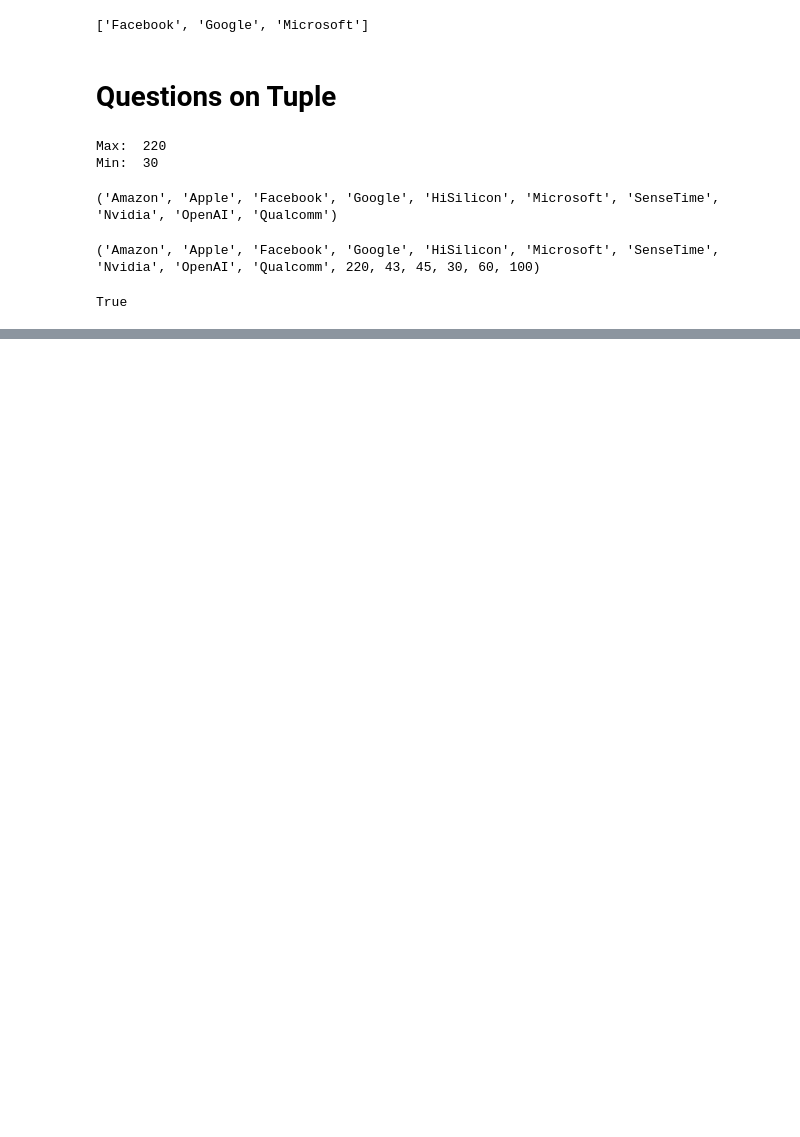
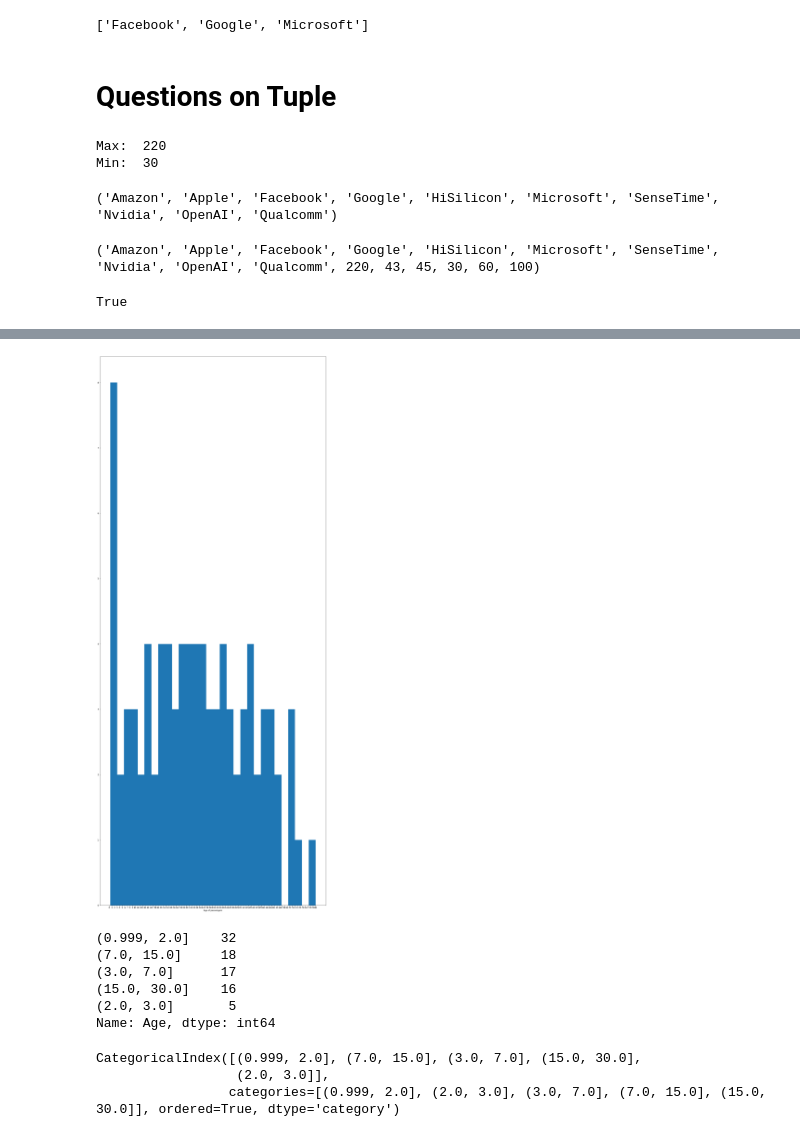
Before and after one commit to learngvrk/Assignment_Python, a Jupyter notebook: Assignment_Python.ipynb, the cells around one changed output, grey strips where cells are left out. Cells and saved outputs as stored; diff of their text form; code cells hidden in the pictures; blank space fills up the shorter version.

```diff
--- a/Assignment_Python.ipynb
+++ b/Assignment_Python.ipynb
@@ -206,0 +270,26 @@ True
+# %%
+# lets draw a histogram to find the spread.
+plt.figure(figsize=(20, 50))
+plt.hist(hist.index, bins=30) #np.arange(0, len(hist))
+plt.xlabel('Age of passengers')
+plt.xticks(range(0,int(df['Age'].max()+1),1))
+plt.show()
+# %% [output]
+[figure, added]
+# %%
+# Representing the data in Bins make more sense, let us try automatic binning
+cuts = pd.qcut(hist,q=[0,.2,.4,.6,.8,1]).value_counts()
+cuts
+# %% [output]
+(0.999, 2.0]    32
+(7.0, 15.0]     18
+(3.0, 7.0]      17
+(15.0, 30.0]    16
+(2.0, 3.0]       5
+Name: Age, dtype: int64
+# %%
+cuts.index
+# %% [output]
+CategoricalIndex([(0.999, 2.0], (7.0, 15.0], (3.0, 7.0], (15.0, 30.0],
+                  (2.0, 3.0]],
+                 categories=[(0.999, 2.0], (2.0, 3.0], (3.0, 7.0], (7.0, 15.0], (15.0, 30.0]], ordered=True, dtype='category')
```
Also changed, not shown: parts of 11 cells of this notebook.
